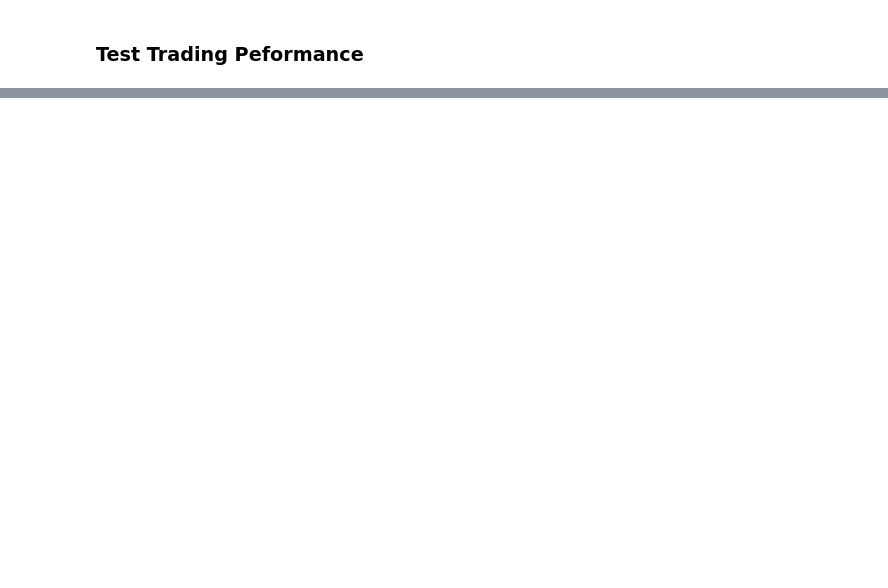
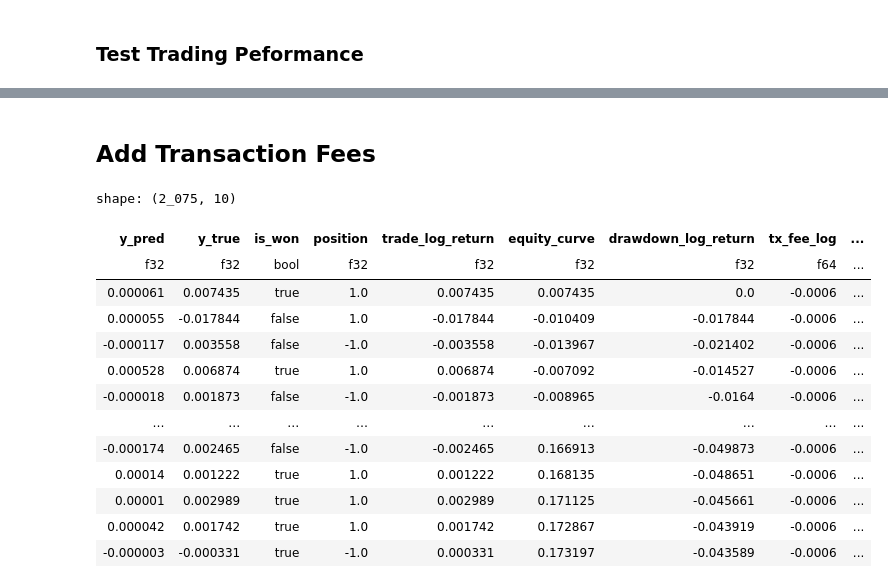
Before and after one commit to memlabs-research/build-a-quant-trading-strategy, a Jupyter notebook: video1.ipynb, the cells around one changed output, grey strips where cells are left out. Drawn from its saved outputs; the diff is of its cells as text; code cells hidden in the pictures; blank space fills up the shorter version.

```diff
--- a/video1.ipynb
+++ b/video1.ipynb
@@ -54,13 +54,13 @@ annualized_rate = research.sharpe_annualization_factor(time_interval, 365, 24)
 # binance.download_trades(sym, hist_data_window)
 
 # new version that downloads just the data showed in the video
-start = datetime(2024, 10, 29, 0, 0)
-end = datetime(2025, 10, 9, 0, 0)
-binance.download_date_range(sym, start, end)
+start_date = datetime(2024, 10, 29, 0, 0)
+end_date = datetime(2025, 10, 9, 0, 0)
+binance.download_date_range(sym, start_date, end_date)
 # %%
 # this is the old version that's in the vide
 # ts = research.load_ohlc_timeseries(sym, time_interval)
 
 # this version allows to get the same results in the video by fixing date range
-ts = research.load_ohlc_timeseries_range(sym, time_interval, start, end)
+ts = research.load_ohlc_timeseries_range(sym, time_interval, start_date, end_date)
 ts
@@ -67,2 +82,2 @@ ts
 # %%
-research.load_timeseries_range(sym, time_interval, pl.col('price').quantile(0.5).alias('price_median'))
+research.load_timeseries_range(sym, time_interval, start_date, end_date, pl.col('price').quantile(0.5).alias('price_median'))
@@ -282,0 +621,6 @@ perf = research.benchmark_reg_model(ts, features, target, model, annualized_rate
+# %%
+features = ['close_log_return_lag_2']
+model = LinearModel(len(features))
+model_trades = research.learn_model_trades(ts, features, target, model, no_epochs=200, loss=nn.L1Loss())
+
+research.plot_column(model_trades, 'equity_curve')
@@ -282,0 +629,28 @@ perf = research.benchmark_reg_model(ts, features, target, model, annualized_rate
+# %% [markdown]
+## Add Transaction Fees
+# %%
+maker_fee = 0.0001
+taker_fee = 0.0003
+
+roundtrip_fee_log = np.log(1 - 2 * taker_fee)
+
+model_trades = model_trades.with_columns(pl.lit(roundtrip_fee_log).alias('tx_fee_log'))
+model_trades = model_trades.with_columns((pl.col('trade_log_return') + pl.col('tx_fee_log')).alias('trade_log_return_net'))
+model_trades = model_trades.with_columns(pl.col('trade_log_return_net').cum_sum().alias('equity_curve_net'))
+
+model_trades
+# %% [output]
+shape: (2_075, 10)
+| y_pred | y_true | is_won | position | trade_log_return | equity_curve | drawdown_log_return | tx_fee_log | ... |
+| f32 | f32 | bool | f32 | f32 | f32 | f32 | f64 | ... |
+| 0.000061 | 0.007435 | true | 1.0 | 0.007435 | 0.007435 | 0.0 | -0.0006 | ... |
+| 0.000055 | -0.017844 | false | 1.0 | -0.017844 | -0.010409 | -0.017844 | -0.0006 | ... |
+| -0.000117 | 0.003558 | false | -1.0 | -0.003558 | -0.013967 | -0.021402 | -0.0006 | ... |
+| 0.000528 | 0.006874 | true | 1.0 | 0.006874 | -0.007092 | -0.014527 | -0.0006 | ... |
+| -0.000018 | 0.001873 | false | -1.0 | -0.001873 | -0.008965 | -0.0164 | -0.0006 | ... |
+| … | … | … | … | … | … | … | … | ... |
+| -0.000174 | 0.002465 | false | -1.0 | -0.002465 | 0.166913 | -0.049873 | -0.0006 | ... |
+| 0.00014 | 0.001222 | true | 1.0 | 0.001222 | 0.168135 | -0.048651 | -0.0006 | ... |
+| 0.00001 | 0.002989 | true | 1.0 | 0.002989 | 0.171125 | -0.045661 | -0.0006 | ... |
+| 0.000042 | 0.001742 | true | 1.0 | 0.001742 | 0.172867 | -0.043919 | -0.0006 | ... |
+| -0.000003 | -0.000331 | true | -1.0 | 0.000331 | 0.173197 | -0.043589 | -0.0006 | ... |
```
Also changed, not shown: parts of 67 cells of this notebook, 1 other file.
